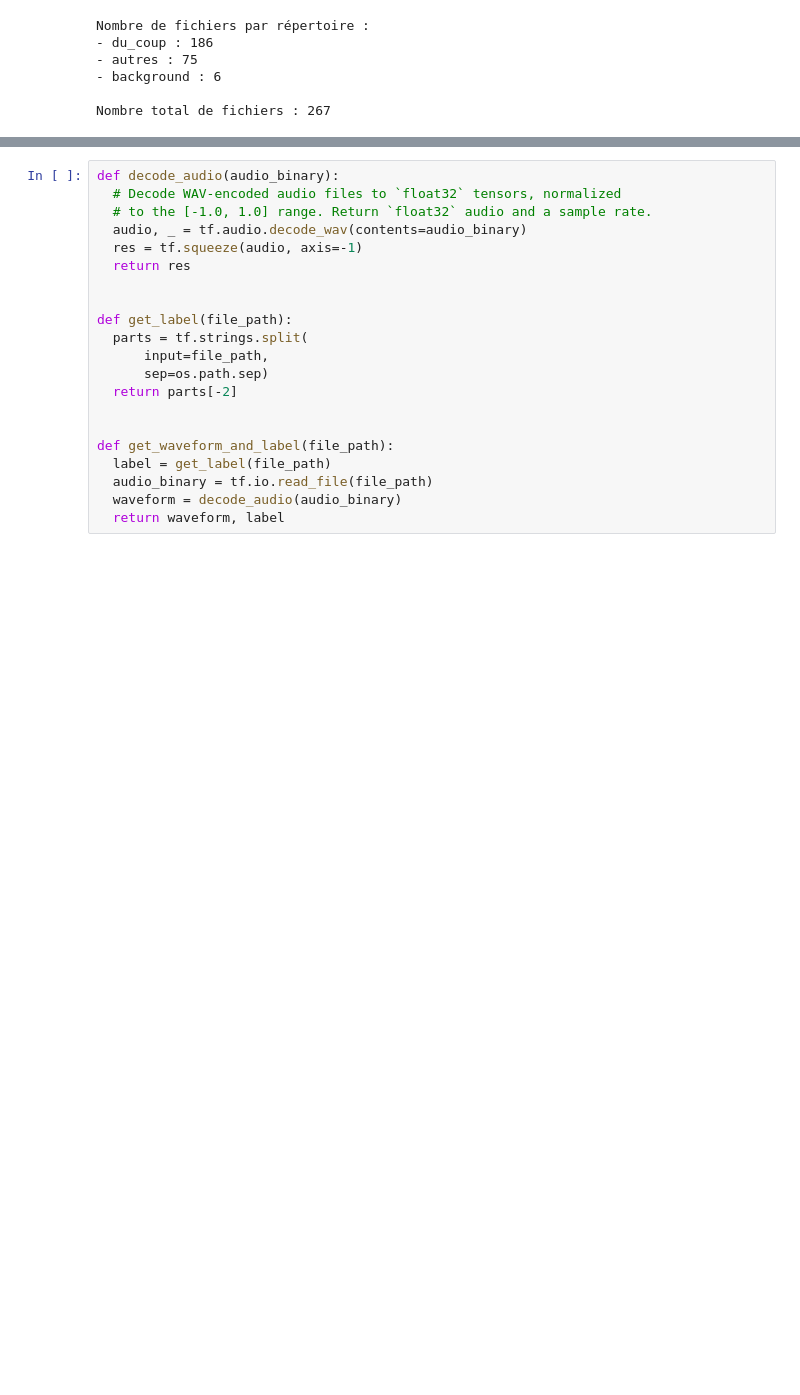
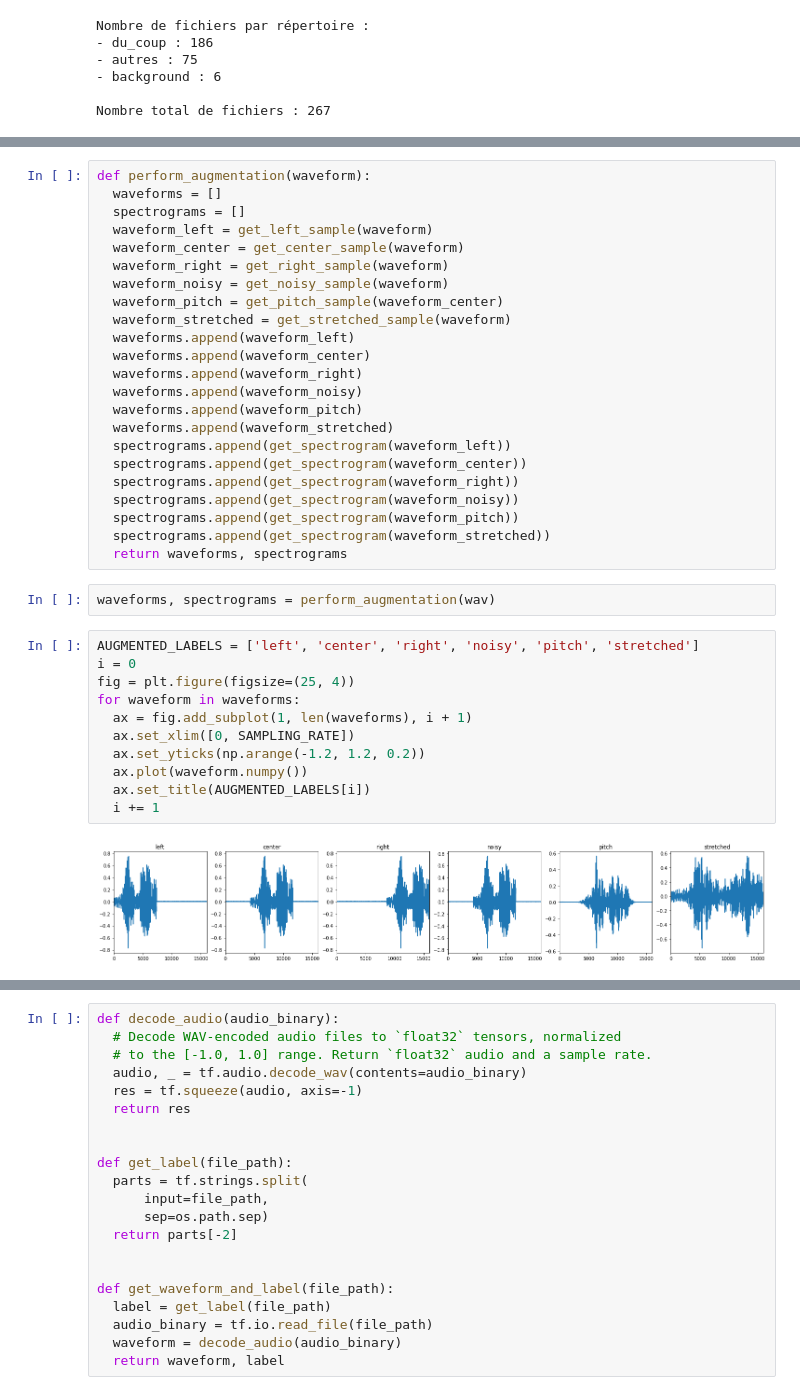
Before and after one commit to JulienGremillot/du_coup, a Jupyter notebook: du_coup_tfjs.ipynb, the cells around one changed output, grey strips where cells are left out. Saved outputs shown, nothing was run; the diff lists cells and outputs as text; blank space fills up the shorter version.

```diff
--- a/du_coup_tfjs.ipynb
+++ b/du_coup_tfjs.ipynb
@@ -129,0 +322,38 @@ Nombre total de fichiers : 267
+# %%
+def perform_augmentation(waveform):
+  waveforms = []
+  spectrograms = []
+  waveform_left = get_left_sample(waveform)
+  waveform_center = get_center_sample(waveform)
+  waveform_right = get_right_sample(waveform)
+  waveform_noisy = get_noisy_sample(waveform)
+  waveform_pitch = get_pitch_sample(waveform_center)
+  waveform_stretched = get_stretched_sample(waveform)
+  waveforms.append(waveform_left)
+  waveforms.append(waveform_center)
+  waveforms.append(waveform_right)
+  waveforms.append(waveform_noisy)
+  waveforms.append(waveform_pitch)
+  waveforms.append(waveform_stretched)
+  spectrograms.append(get_spectrogram(waveform_left))
+  spectrograms.append(get_spectrogram(waveform_center))
+  spectrograms.append(get_spectrogram(waveform_right))
+  spectrograms.append(get_spectrogram(waveform_noisy))
+  spectrograms.append(get_spectrogram(waveform_pitch))
+  spectrograms.append(get_spectrogram(waveform_stretched))
+  return waveforms, spectrograms
+# %%
+waveforms, spectrograms = perform_augmentation(wav)
+# %%
+AUGMENTED_LABELS = ['left', 'center', 'right', 'noisy', 'pitch', 'stretched']
+i = 0
+fig = plt.figure(figsize=(25, 4))
+for waveform in waveforms:
+  ax = fig.add_subplot(1, len(waveforms), i + 1)
+  ax.set_xlim([0, SAMPLING_RATE])
+  ax.set_yticks(np.arange(-1.2, 1.2, 0.2))
+  ax.plot(waveform.numpy())
+  ax.set_title(AUGMENTED_LABELS[i])
+  i += 1
+# %% [output]
+[figure, added]
```
Also changed, not shown: parts of 24 cells of this notebook.
